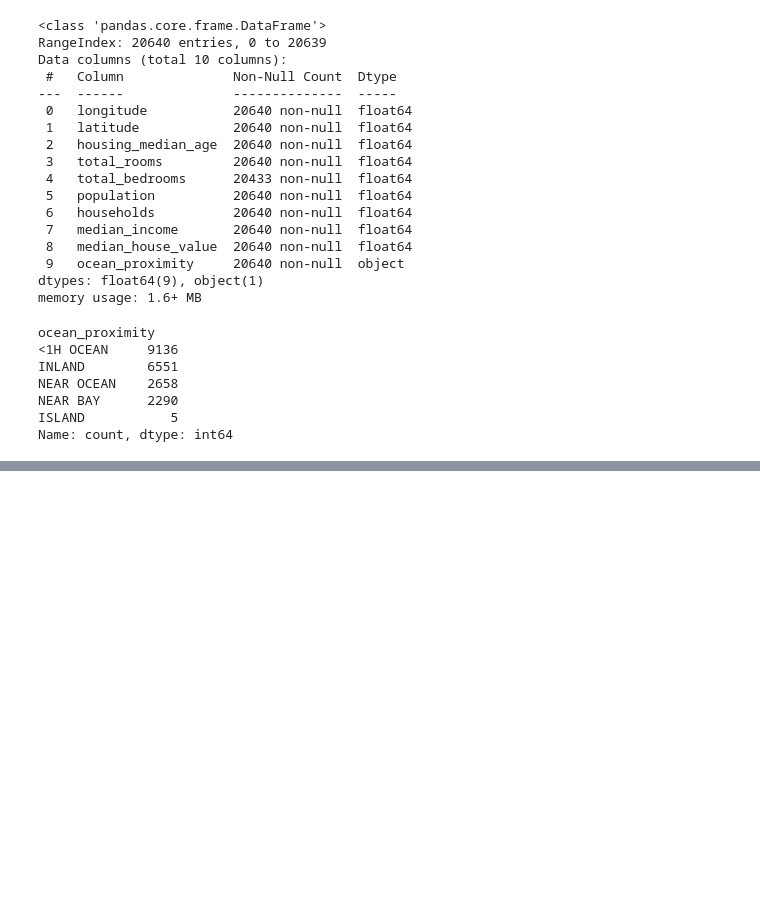
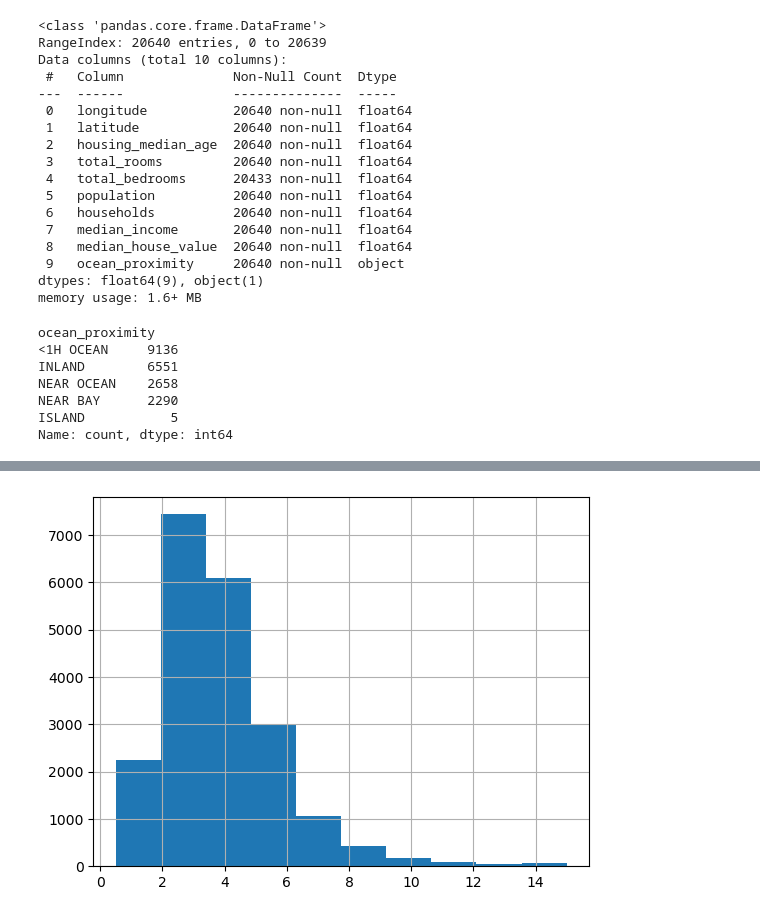
Before and after one commit to Olamilekanvic/California-House-Price-Prediction--1990-, a Jupyter notebook: california_housing_price_prediction.ipynb, the cells around one changed output, grey strips where cells are left out. Drawn from its saved outputs; the diff is of its cells as text; code cells hidden in the pictures; blank space fills up the shorter version.

```diff
--- a/california_housing_price_prediction.ipynb
+++ b/california_housing_price_prediction.ipynb
@@ -102,0 +113,5 @@ df.describe()
+# %%
+df['median_income'].hist()
+plt.show()
+# %% [output]
+[figure, added]
```
Also changed, not shown: parts of 27 cells of this notebook, 3 other files.
